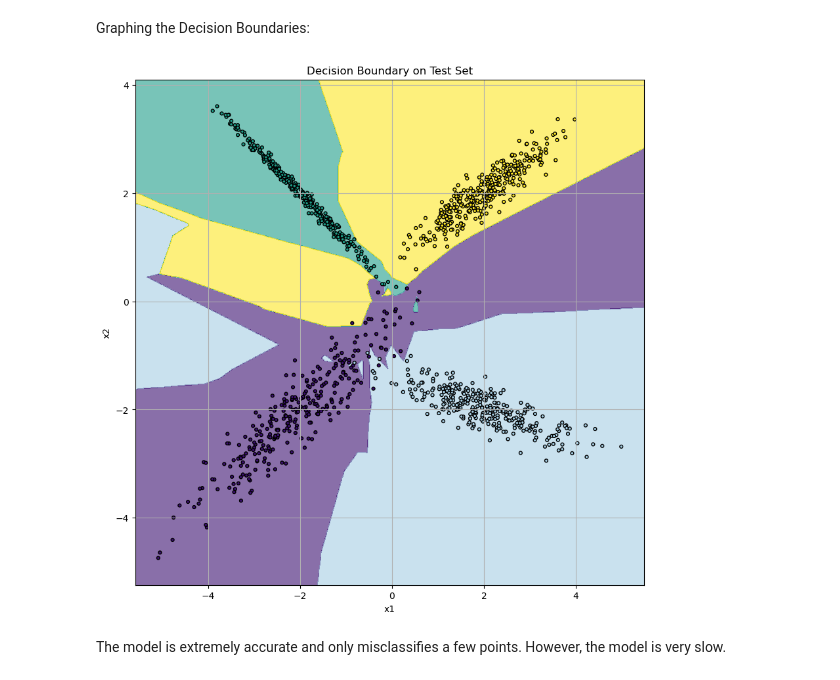
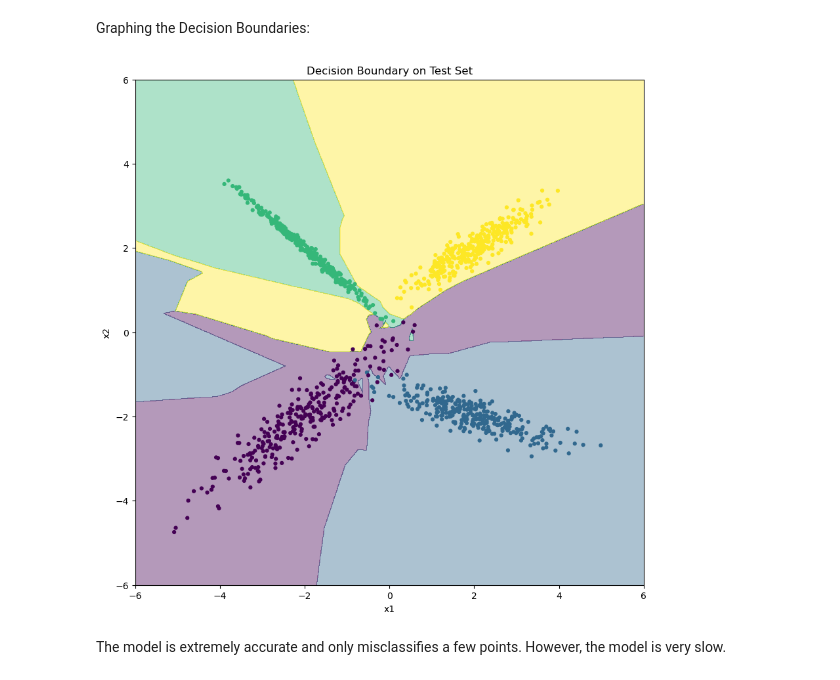
Before and after one commit to AidanMan217/Machine-Learning, a Jupyter notebook: Neural Networks/Classification/nn-classification.ipynb, the cells around one changed output. Cells and saved outputs as stored; diff of their text form; code cells hidden in the pictures.

```diff
--- a/Neural Networks/Classification/nn-classification.ipynb
+++ b/Neural Networks/Classification/nn-classification.ipynb
@@ -170,31 +172,36 @@ Graphing the Decision Boundaries:
 # %%
 #Creating a grid over the feature space
 h = 0.01
-x_min, x_max = X_test[:, 0].min() - 0.5, X_test[:, 0].max() + 0.5
-y_min, y_max = X_test[:, 1].min() - 0.5, X_test[:, 1].max() + 0.5
+
+x_min, x_max = -6, 6
+y_min, y_max = -6, 6
 xx, yy = np.meshgrid(np.arange(x_min, x_max, h),
                      np.arange(y_min, y_max, h))
 
 #Predicting class for each point in the grid
+
+
+
 grid = np.c_[xx.ravel(), yy.ravel()]
 _, _, _, _, _, _, _, yn4_grid = forward(grid, w1, w2, w3,w4)
 Z = np.argmax(yn4_grid, axis=1).reshape(xx.shape)
 
 from matplotlib.colors import ListedColormap
-custom_cmap = ListedColormap(["#3B0F70", "#A6CEE3", "#1F9E89", "#FDE725"])  # dark purple, blue, green, yellow
+custom_cmap = ListedColormap(["#440154", "#31688e", "#35b779", "#fde725"])  # dark purple, blue, green, yellow
 
 # Plot decision boundary
 plt.figure(figsize=(10, 10))
-plt.contourf(xx, yy, Z, cmap=custom_cmap, alpha=0.6)
+plt.contourf(xx, yy, Z, cmap=custom_cmap, alpha=0.4)
 
 # Scatter test points using the same custom color map
-plt.scatter(X_test[:, 0], X_test[:, 1], c=np.argmax(y_test, axis=1), cmap=custom_cmap, edgecolors='k', s=12)
+plt.scatter(X_test[:, 0], X_test[:, 1], c=np.argmax(y_test, axis=1), cmap=custom_cmap, s=12)
 plt.title("Decision Boundary on Test Set")
 plt.xlabel("x1")
 plt.ylabel("x2")
-plt.grid(True)
+plt.xlim(-6, 6)
+plt.ylim(-6, 6)
 plt.show()
 # %% [output]
-[figure, old version]
+[figure, new version]
 # %% [markdown]
 The model is extremely accurate and only misclassifies a few points. However, the model is very slow.
```
Also changed, not shown: parts of 3 cells of this notebook.
